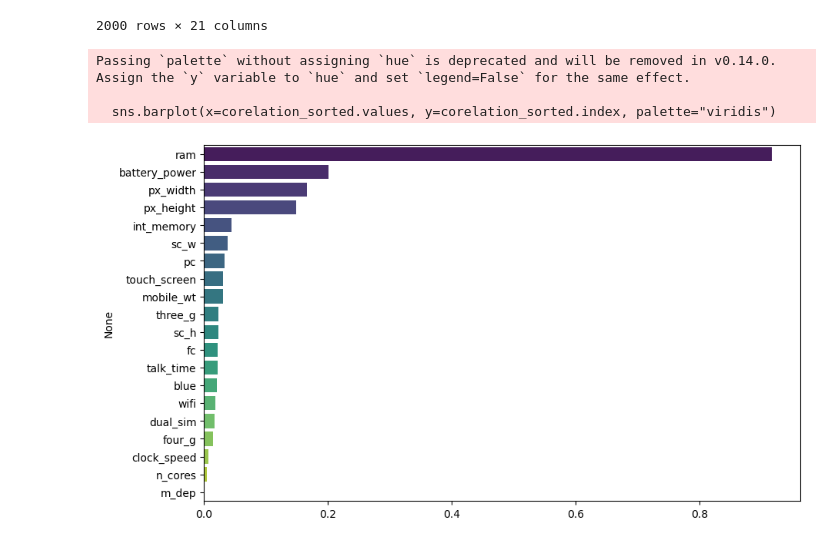
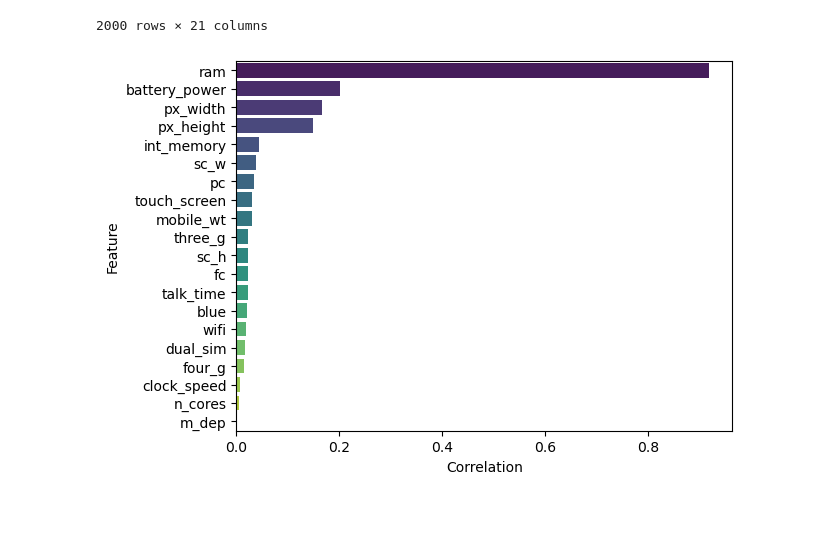
Before and after one commit to SamirAliWebDev/Mobile-phone-Price-Range, a Jupyter notebook: files/price_Range.ipynb, the cells around one changed output. Saved outputs shown, nothing was run; the diff lists cells and outputs as text; code cells hidden in the pictures; blank space fills up the shorter version.

```diff
--- a/files/price_Range.ipynb
+++ b/files/price_Range.ipynb
@@ -26,13 +26,17 @@ df_t
 # %%
 corelation = df.corr()['price_range'].drop('price_range')
 
-corelation_sorted = corelation.abs().sort_values(ascending = False)
+corelation_sorted = corelation.abs().sort_values(ascending = False).reset_index()
+corelation_sorted.columns = ['Feature', 'Correlation']
-# %%
-plt.figure(figsize=(10,6))
-sns.barplot(x=corelation_sorted.values, y=corelation_sorted.index, palette="viridis")
-plt.show()
-# %% [output]
-Passing `palette` without assigning `hue` is deprecated and will be removed in v0.14.0. Assign the `y` variable to `hue` and set `legend=False` for the same effect.
-
-  sns.barplot(x=corelation_sorted.values, y=corelation_sorted.index, palette="viridis")
-[figure, removed]
+# %%
+sns.barplot(
+    data=corelation_sorted,
+    x='Correlation',
+    y='Feature',
+    hue='Feature',           # use y variable as hue
+    palette='viridis',
+    legend=False             # disable duplicate legend
+)
+plt.show()
+# %% [output]
+[figure, added]
```
